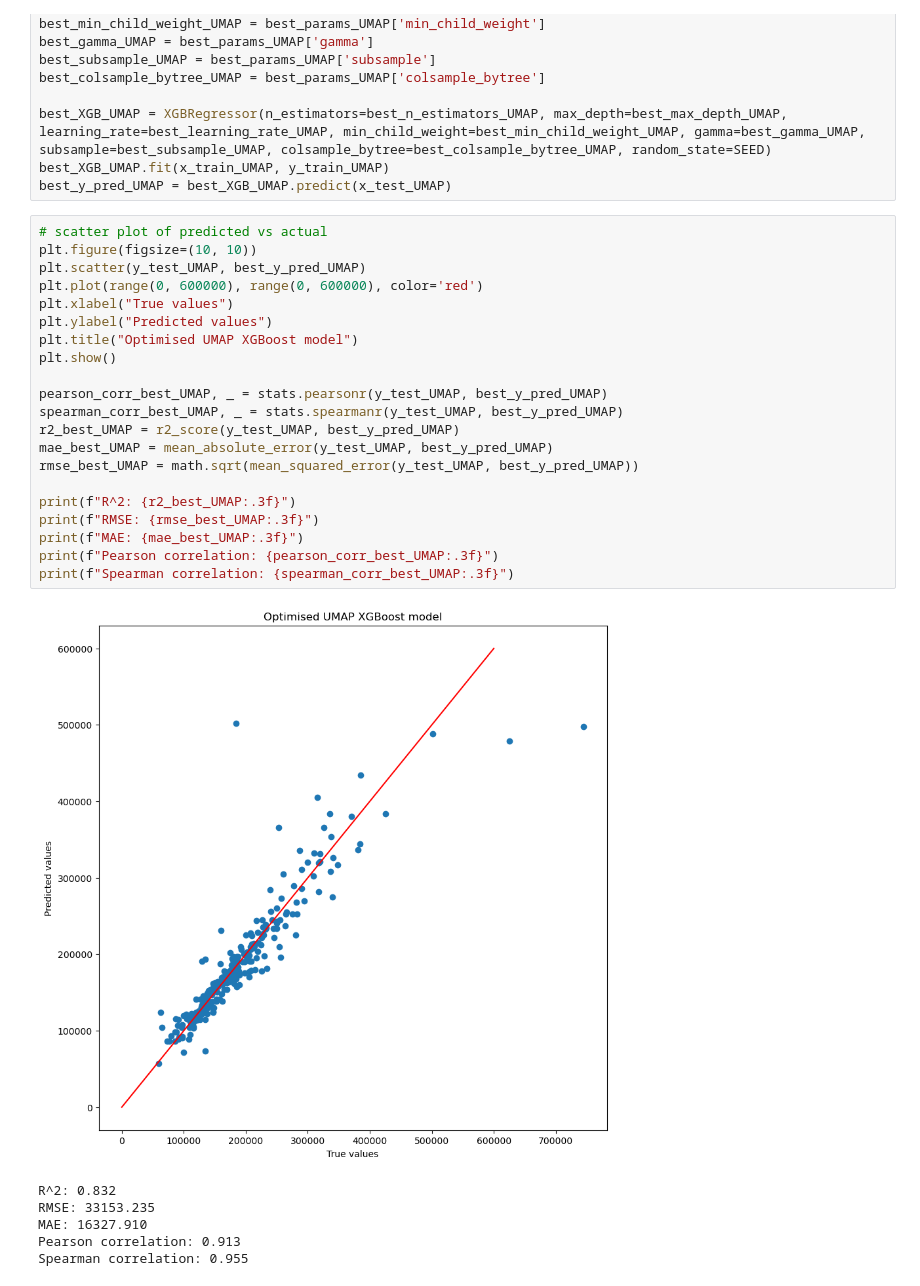
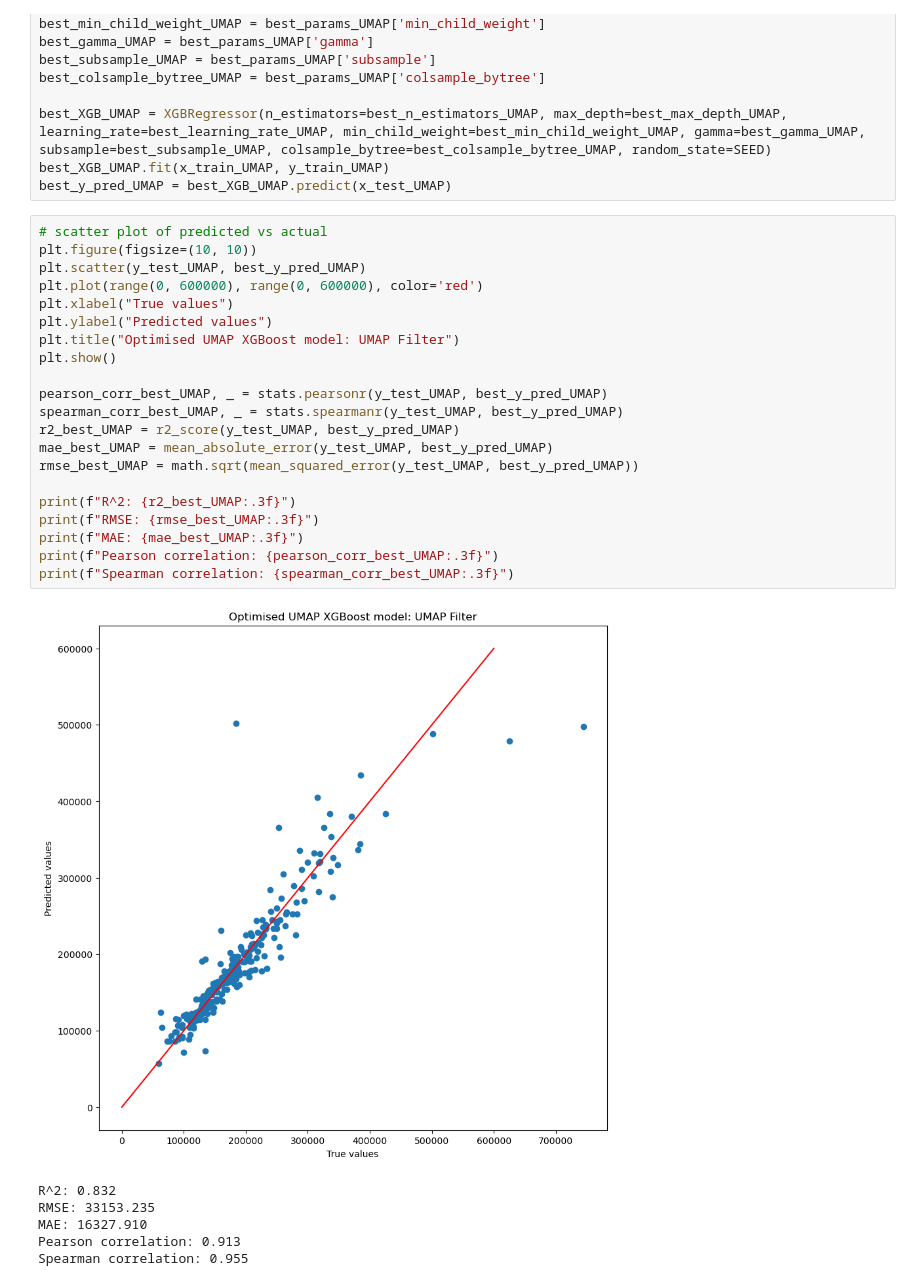
Before and after one commit to ljhason/House_Prices_Reg_Predictions, a Jupyter notebook: Models/XGBoost2.ipynb, the cells around one changed output. Drawn from its saved outputs; the diff is of its cells as text.

```diff
--- a/Models/XGBoost2.ipynb
+++ b/Models/XGBoost2.ipynb
@@ -334,26 +338,26 @@ best_y_pred_UMAP = best_XGB_UMAP.predict(x_test_UMAP)
 # %%
 # scatter plot of predicted vs actual
 plt.figure(figsize=(10, 10))
 plt.scatter(y_test_UMAP, best_y_pred_UMAP)
 plt.plot(range(0, 600000), range(0, 600000), color='red')
 plt.xlabel("True values")
 plt.ylabel("Predicted values")
-plt.title("Optimised UMAP XGBoost model")
+plt.title("Optimised UMAP XGBoost model: UMAP Filter")
 plt.show()
 
 pearson_corr_best_UMAP, _ = stats.pearsonr(y_test_UMAP, best_y_pred_UMAP)
 spearman_corr_best_UMAP, _ = stats.spearmanr(y_test_UMAP, best_y_pred_UMAP)
 r2_best_UMAP = r2_score(y_test_UMAP, best_y_pred_UMAP)
 mae_best_UMAP = mean_absolute_error(y_test_UMAP, best_y_pred_UMAP)
 rmse_best_UMAP = math.sqrt(mean_squared_error(y_test_UMAP, best_y_pred_UMAP))
 
 print(f"R^2: {r2_best_UMAP:.3f}")
 print(f"RMSE: {rmse_best_UMAP:.3f}")
 print(f"MAE: {mae_best_UMAP:.3f}")
 print(f"Pearson correlation: {pearson_corr_best_UMAP:.3f}")
 print(f"Spearman correlation: {spearman_corr_best_UMAP:.3f}")
 # %% [output]
-[figure, old version]
+[figure, new version]
 R^2: 0.832
 RMSE: 33153.235
 MAE: 16327.910
```
Also changed, not shown: parts of 17 cells of this notebook.
